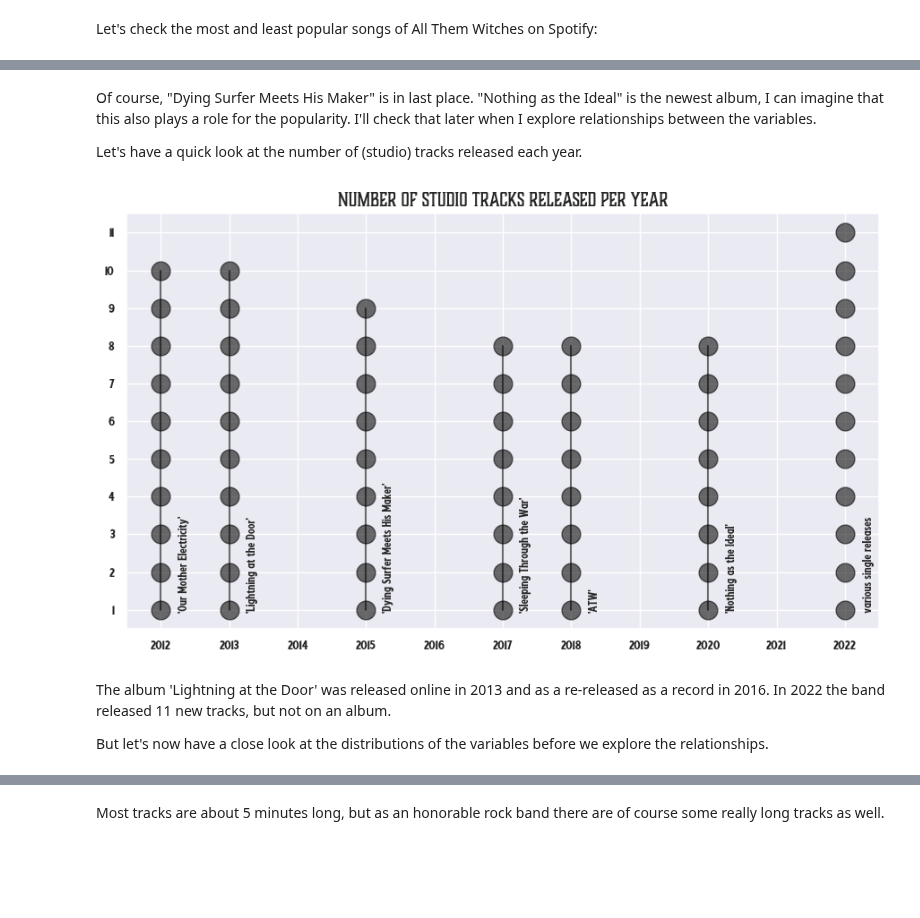
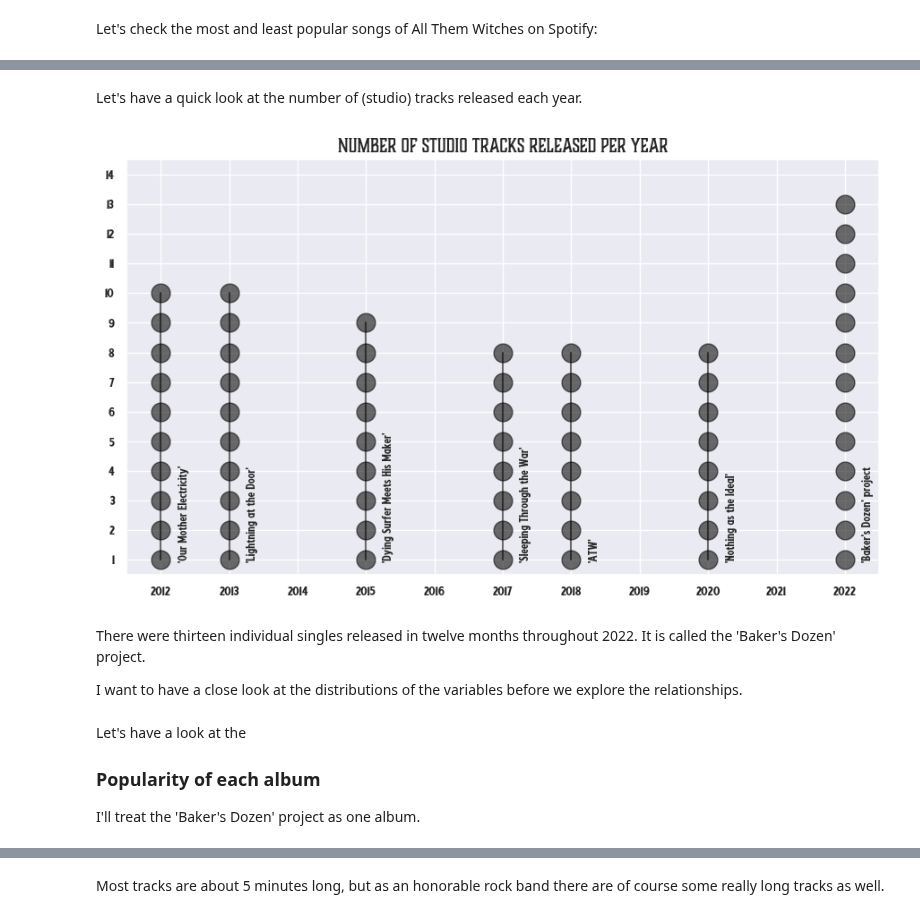
Before and after one commit to scheinmensch/Spotify, a Jupyter notebook: AllThemWitches.ipynb, the cells around one changed output, grey strips where cells are left out. Drawn from its saved outputs; the diff is of its cells as text; code cells hidden in the pictures; blank space fills up the shorter version.

```diff
--- a/AllThemWitches.ipynb
+++ b/AllThemWitches.ipynb
@@ -219,6 +199,4 @@ plt.show()
 # %% [markdown]
-Of course, "Dying Surfer Meets His Maker" is in last place. "Nothing as the Ideal" is the newest album, I can imagine that this also plays a role for the popularity. I'll check that later when I explore relationships between the variables.
-
 Let's have a quick look at the number of (studio) tracks released each year.
 # %%
 atw['album_release_date'] = pd.to_datetime(atw['album_release_date'])
@@ -226,30 +204,36 @@ counts = atw.groupby(atw['album_release_date'].dt.to_period('Y'))['id'].count()
 # %%
 plt.figure(figsize=(9, 5.5))
 for date, count in counts.items():
     y_values = list(range(1, count + 1))
     plt.plot([date.to_timestamp()] * count, y_values, marker='o', color='#00000090', markersize=15, linestyle='None')
     if date.year  in [2012, 2013, 2015, 2017, 2018, 2020]:
         plt.plot([date.to_timestamp(), date.to_timestamp()], [1, count], color='#00000090', linestyle='-')
 
 plt.xlabel('')
 plt.ylabel('')
 plt.title('Number of studio tracks released per year', fontproperties=prop, fontsize=15)
 plt.gca().xaxis.set_major_locator(YearLocator())
 plt.text(pd.Timestamp('2012-04-01'), 1, "'Our Mother Electricity'", fontsize=12, rotation=90, fontproperties=prop2)
 plt.text(pd.Timestamp('2013-04-01'), 1, "'Lightning at the Door'", fontsize=12, rotation=90, fontproperties=prop2)
 plt.text(pd.Timestamp('2015-04-01'), 1, "'Dying Surfer Meets His Maker'", fontsize=12, rotation=90, fontproperties=prop2)
 plt.text(pd.Timestamp('2017-04-01'), 1, "'Sleeping Through the War'", fontsize=12, rotation=90, fontproperties=prop2)
 plt.text(pd.Timestamp('2018-04-01'), 1, "'ATW'", fontsize=12, rotation=90, fontproperties=prop2)
 plt.text(pd.Timestamp('2020-04-01'), 1, "'Nothing as the Ideal'", fontsize=12, rotation=90, fontproperties=prop2)
-plt.text(pd.Timestamp('2022-04-01'), 1, "various single releases", fontsize=12, rotation=90, fontproperties=prop2)
-plt.yticks(range(1, 12), fontproperties=prop2, fontsize=13)
-plt.ylim(0.5, 11.5)
+plt.text(pd.Timestamp('2022-04-01'), 1, "'Baker's Dozen' project", fontsize=12, rotation=90, fontproperties=prop2)
+plt.yticks(range(1, 15), fontproperties=prop2, fontsize=13)
+plt.ylim(0.5, 14.5)
 plt.xticks(fontproperties=prop2, fontsize=13)
 plt.tight_layout()
 plt.show()
 # %% [output]
-[figure, old version]
+[figure, new version]
 # %% [markdown]
-The album 'Lightning at the Door' was released online in 2013 and as a re-released as a record in 2016. In 2022 the band released 11 new tracks, but not on an album.
+There were thirteen individual singles released in twelve months throughout 2022. It is called the 'Baker's Dozen' project.
 
-But let's now have a close look at the distributions of the variables before we explore the relationships.
+I want to have a close look at the distributions of the variables before we explore the relationships.
+# %% [markdown]
+Let's have a look at the
+
+### Popularity of each album
+
+I'll treat the 'Baker's Dozen' project as one album.
```
Also changed, not shown: parts of 33 cells of this notebook.
